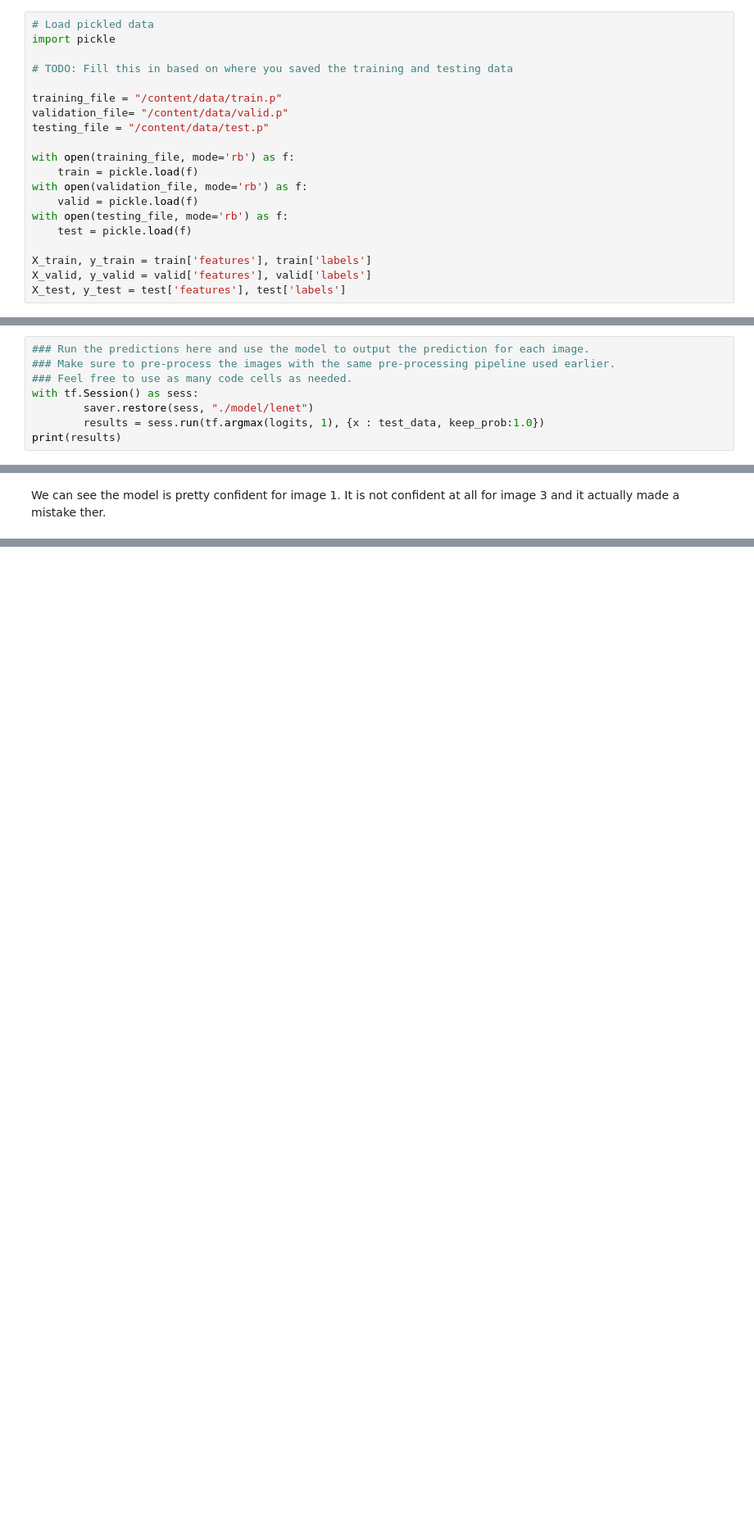
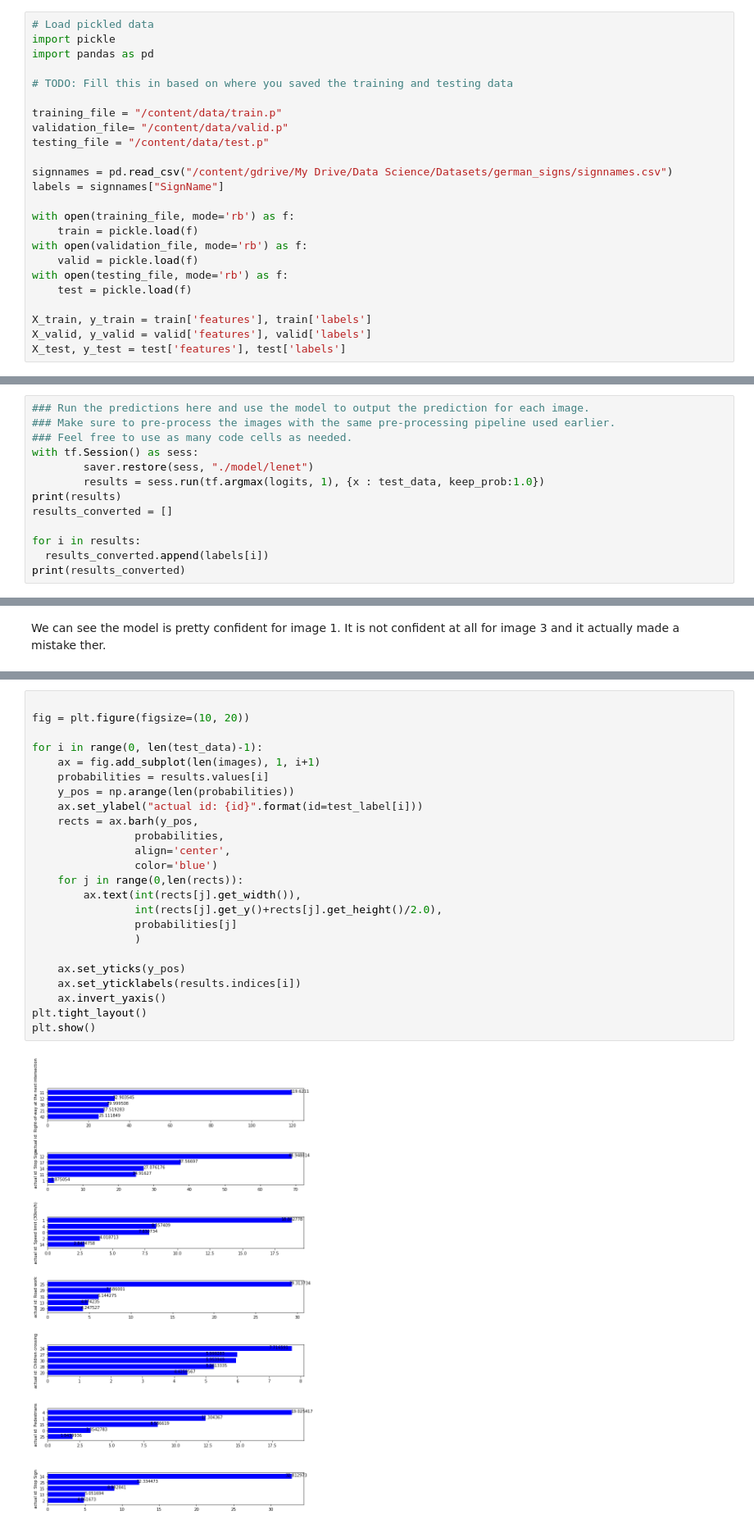
Before and after one commit to adriendod/traffic-sign-classifier, a Jupyter notebook: Traffic_Sign_Classifier.ipynb, the cells around one changed output, grey strips where cells are left out. Shown: that part at 82% size. Drawn from its saved outputs; the diff is of its cells as text; blank space fills up the shorter version.

```diff
--- a/Traffic_Sign_Classifier.ipynb
+++ b/Traffic_Sign_Classifier.ipynb
@@ -34,12 +40,16 @@ replace /content/data/test.p? [y]es, [n]o, [A]ll, [N]one, [r]ename:
 # %%
 # Load pickled data
 import pickle
+import pandas as pd
 
 # TODO: Fill this in based on where you saved the training and testing data
 
 training_file = "/content/data/train.p"
 validation_file= "/content/data/valid.p"
 testing_file = "/content/data/test.p"
+
+signnames = pd.read_csv("/content/gdrive/My Drive/Data Science/Datasets/german_signs/signnames.csv")
+labels = signnames["SignName"]
 
 with open(training_file, mode='rb') as f:
     train = pickle.load(f)
@@ -426,4 +458,9 @@ with tf.Session() as sess:
         saver.restore(sess, "./model/lenet")
         results = sess.run(tf.argmax(logits, 1), {x : test_data, keep_prob:1.0})
 print(results)
+results_converted = []
+
+for i in results:
+  results_converted.append(labels[i])
+print(results_converted)
 # %% [output]
@@ -508,3 +542,29 @@ print(results[1][0])
+# %%
+
+fig = plt.figure(figsize=(10, 20))
+
+for i in range(0, len(test_data)-1):
+    ax = fig.add_subplot(len(images), 1, i+1)
+    probabilities = results.values[i]
+    y_pos = np.arange(len(probabilities))
+    ax.set_ylabel("actual id: {id}".format(id=test_label[i]))
+    rects = ax.barh(y_pos,
+                probabilities,
+                align='center',
+                color='blue')
+    for j in range(0,len(rects)):
+        ax.text(int(rects[j].get_width()),
+                int(rects[j].get_y()+rects[j].get_height()/2.0),
+                probabilities[j]
+                )
+
+    ax.set_yticks(y_pos)
+    ax.set_yticklabels(results.indices[i])
+    ax.invert_yaxis()
+plt.tight_layout()
+plt.show()
+# %% [output]
+[figure, added]
 # %% [markdown]
 ### Project Writeup
 
```
Also changed, not shown: parts of 11 cells of this notebook.
